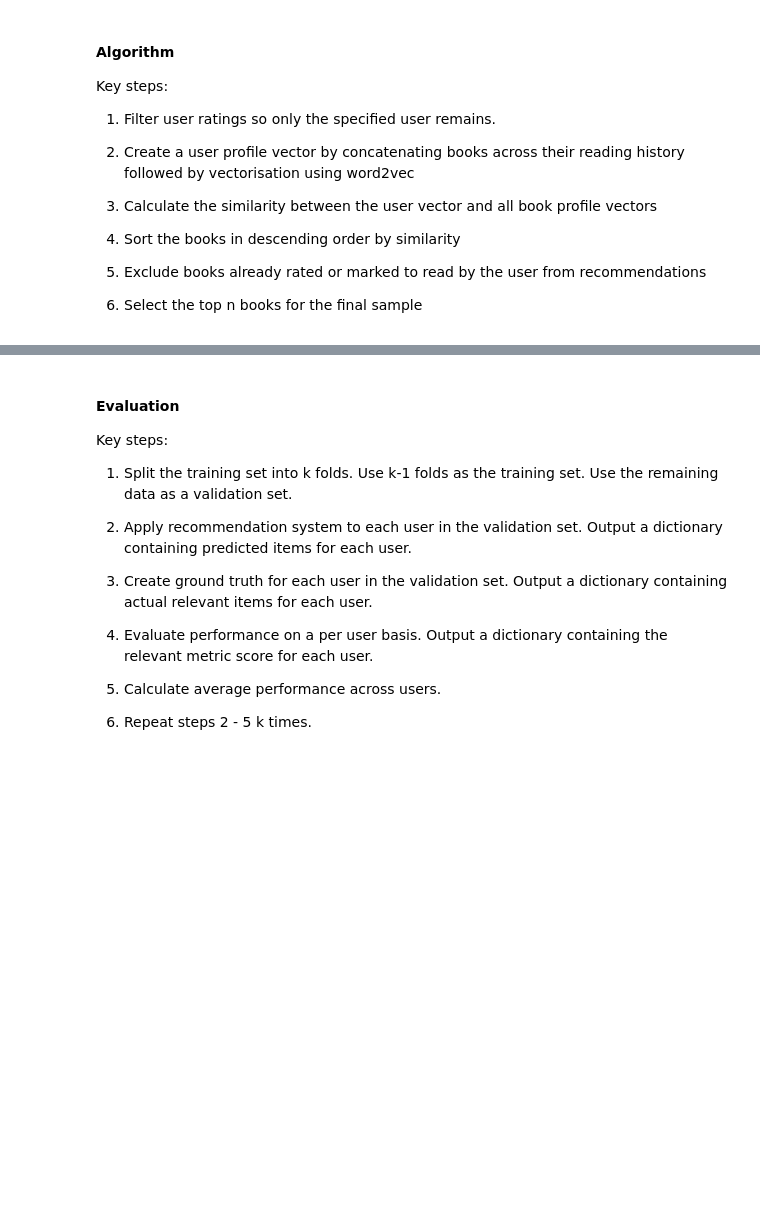
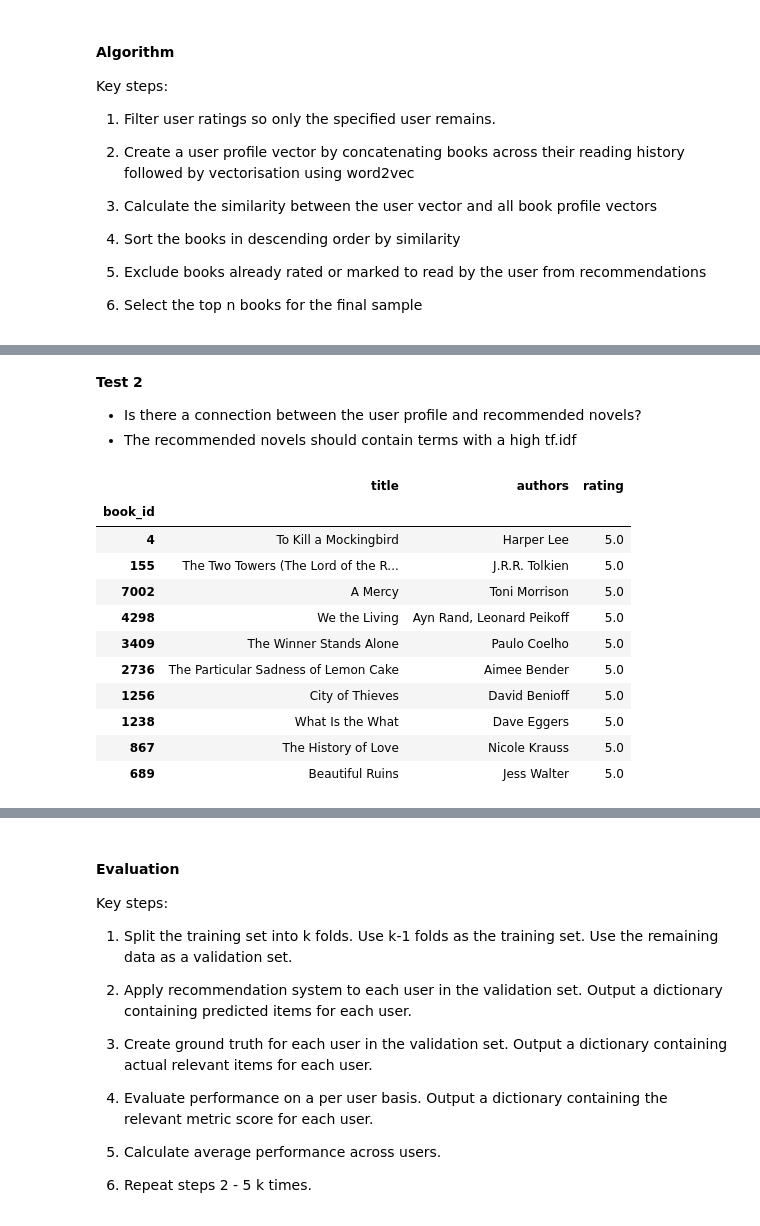
Before and after one commit to earth1987/book-content-based-recommender, a Jupyter notebook: notebooks/content_based_recommendation.ipynb, the cells around one changed output, grey strips where cells are left out. Drawn from its saved outputs; the diff is of its cells as text; code cells hidden in the pictures; blank space fills up the shorter version.

```diff
--- a/notebooks/content_based_recommendation.ipynb
+++ b/notebooks/content_based_recommendation.ipynb
@@ -1399,0 +1567,22 @@ books.loc[books["book_id"].isin(get_w2v_content_based_recs(
+# %% [markdown]
+**Test 2**
+* Is there a connection between the user profile and recommended novels?
+* The recommended novels should contain terms with a high tf.idf
+# %%
+# Create user profile
+USER_ID = 10
+train_ratings[train_ratings["user_id"] == USER_ID].groupby(by="book_id").agg(
+    {'title': 'first', 'authors': 'first', 'rating': 'mean'}).sort_values(by='rating', ascending=False).head(10)
+# %% [output]
+|  | title | authors | rating |
+| book_id |  |  |  |
+| 4 | To Kill a Mockingbird | Harper Lee | 5.0 |
+| 155 | The Two Towers (The Lord of the R... | J.R.R. Tolkien | 5.0 |
+| 7002 | A Mercy | Toni Morrison | 5.0 |
+| 4298 | We the Living | Ayn Rand, Leonard Peikoff | 5.0 |
+| 3409 | The Winner Stands Alone | Paulo Coelho | 5.0 |
+| 2736 | The Particular Sadness of Lemon Cake | Aimee Bender | 5.0 |
+| 1256 | City of Thieves | David Benioff | 5.0 |
+| 1238 | What Is the What | Dave Eggers | 5.0 |
+| 867 | The History of Love | Nicole Krauss | 5.0 |
+| 689 | Beautiful Ruins | Jess Walter | 5.0 |
```
Also changed, not shown: parts of 41 cells of this notebook, 1 other file.
